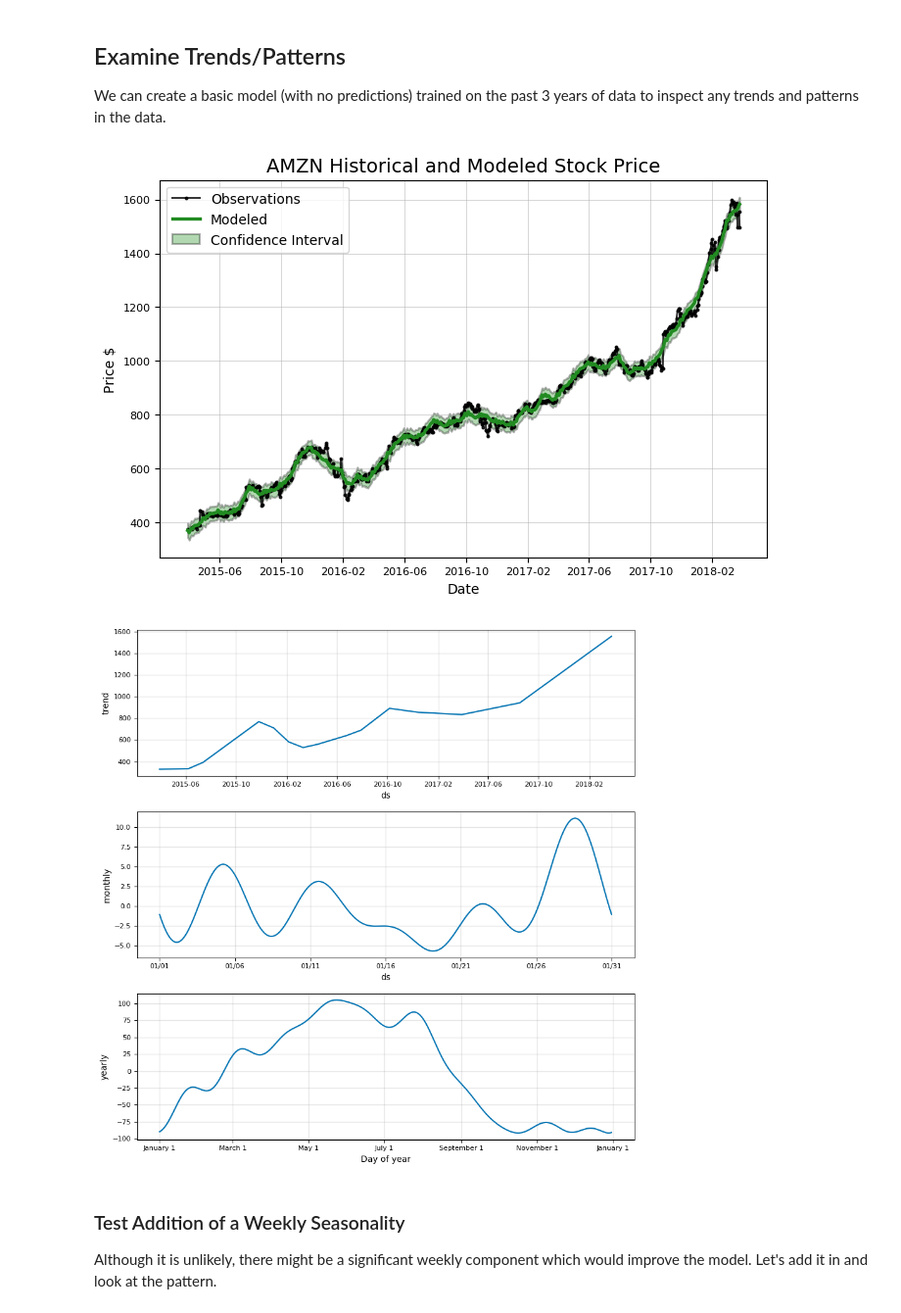
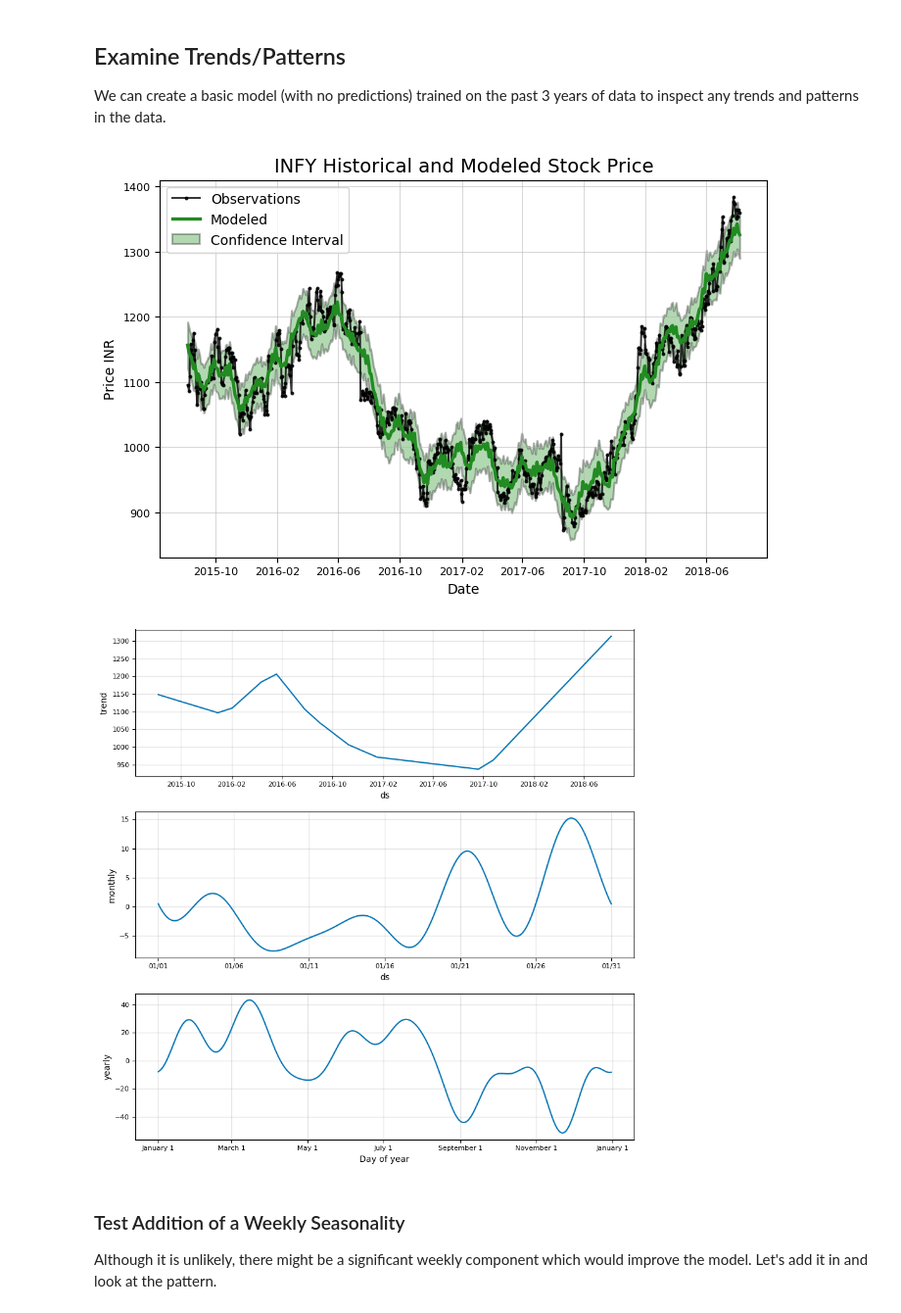
Before and after one commit to thegauravsingh/AI-Adventures-Stock-Analysis-using-Tensorflow, a Jupyter notebook: Stocks Prediction.ipynb, the cells around one changed output. Shown at 98% size. Saved outputs shown, nothing was run; the diff lists cells and outputs as text; code cells hidden in the pictures.

```diff
--- a/Stocks Prediction.ipynb
+++ b/Stocks Prediction.ipynb
@@ -46,0 +58,4 @@ cd AI-Adventures-1
+# %%
+from IPython.display import clear_output
+ticker = stockTicker('INFY','NSE')
+clear_output()
@@ -92,15 +97,15 @@ There have been some extreme changes in absolute magnitude recently, but these a
 
 We can create a basic model (with no predictions) trained on the past 3 years of data to inspect any trends and patterns in the data.
 # %%
-model, model_data = amazon.create_prophet_model()
+model, model_data = ticker.create_prophet_model()
 # %% [output]
-[figure, old version]
+[figure, new version]
 # %%
 # Variables assigned from previous method call
 model.plot_components(model_data)
 plt.show()
 # %% [output]
-[figure, old version]
+[figure, new version]
 # %% [markdown]
 ### Test Addition of a Weekly Seasonality
 
```
Also changed, not shown: parts of 34 cells of this notebook.
